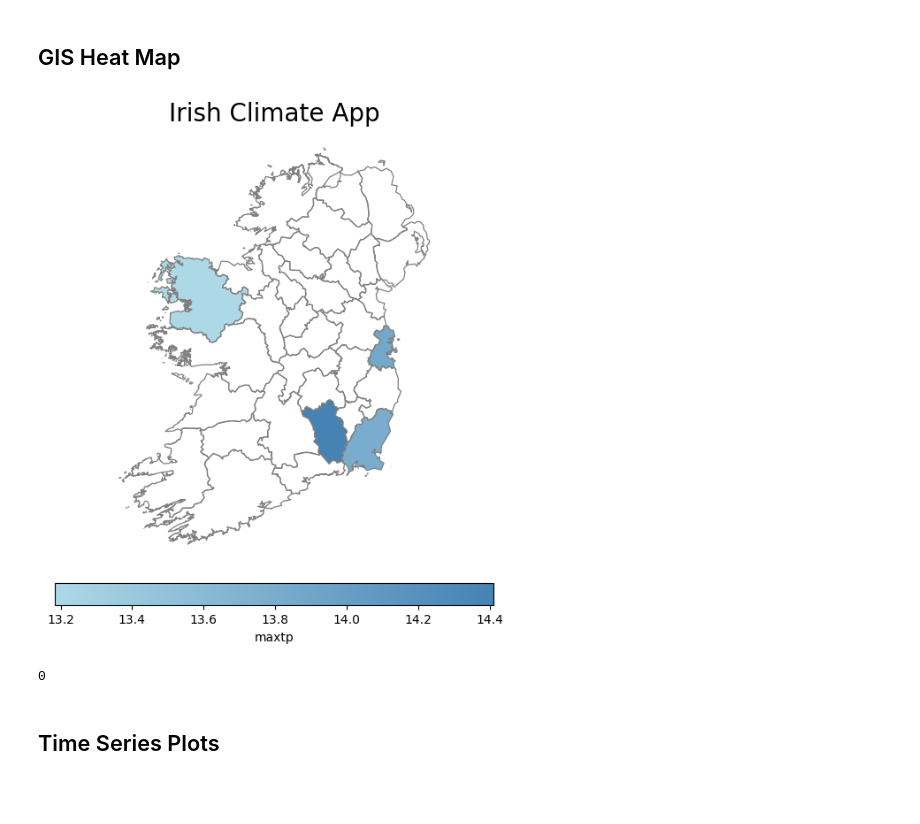
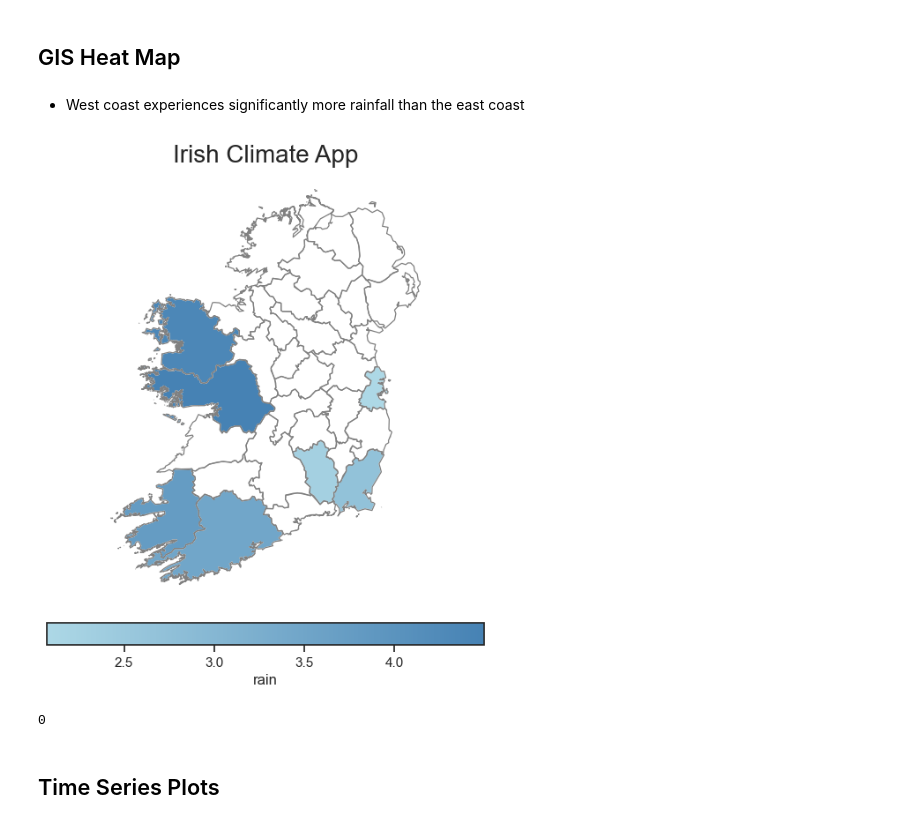
Before and after one commit to oislen/IrishClimateChange, a Jupyter notebook: AppDevelopment.ipynb, the cells around one changed output. Saved outputs shown, nothing was run; the diff lists cells and outputs as text; code cells hidden in the pictures; blank space fills up the shorter version.

Commit message:
#1 updated notebooks with kerry data

```diff
--- a/AppDevelopment.ipynb
+++ b/AppDevelopment.ipynb
@@ -22,10 +20,12 @@ map_data_dict = gen_counties_data(pre_agg_data_dict = pre_agg_data_dict, return_
 # Visualisation Proto-Types
 # %% [markdown]
 ## GIS Heat Map
+# %% [markdown]
+* West coast experiences significantly more rainfall than the east coast
 # %%
-map_plot(map_data_dict, stat = 'mean', col = 'maxtp')
+map_plot(map_data_dict, stat = 'mean', col = 'rain')
 # %% [output]
-[figure, old version]
+[figure, new version]
 0
 # %% [markdown]
 ## Time Series Plots
```
Also changed, not shown: parts of 5 cells of this notebook, 1 other file.
